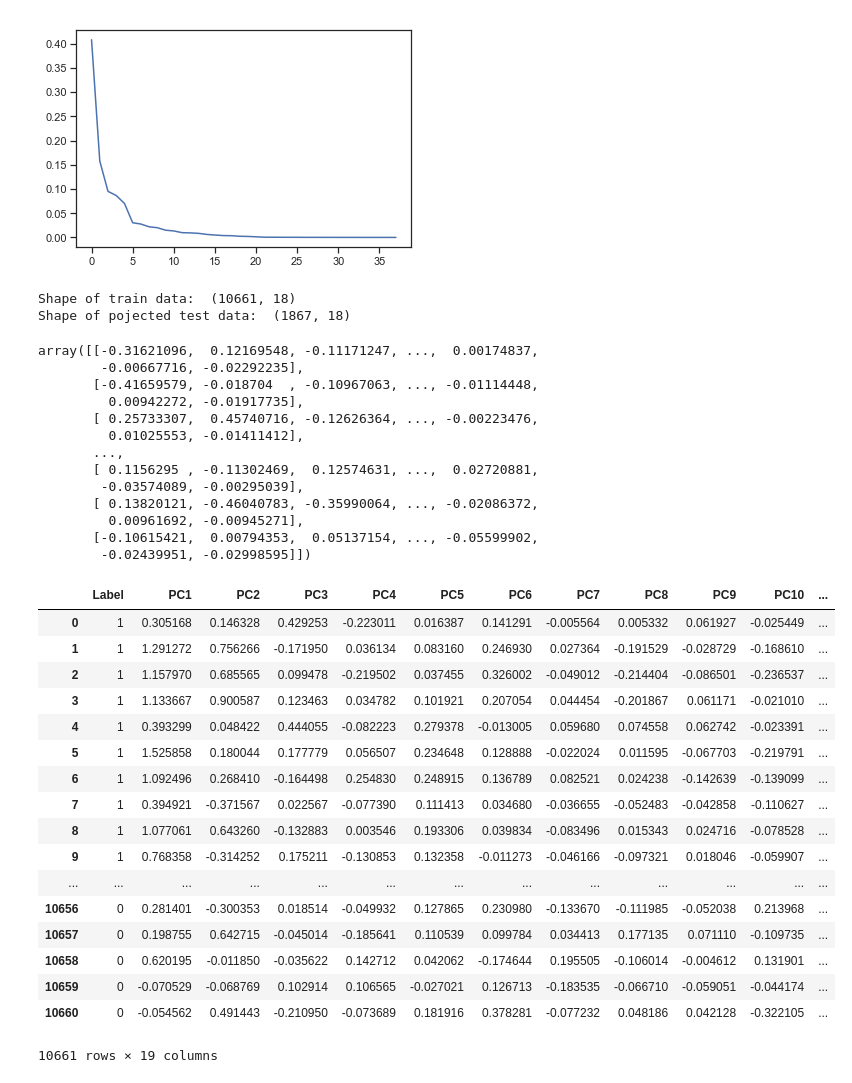
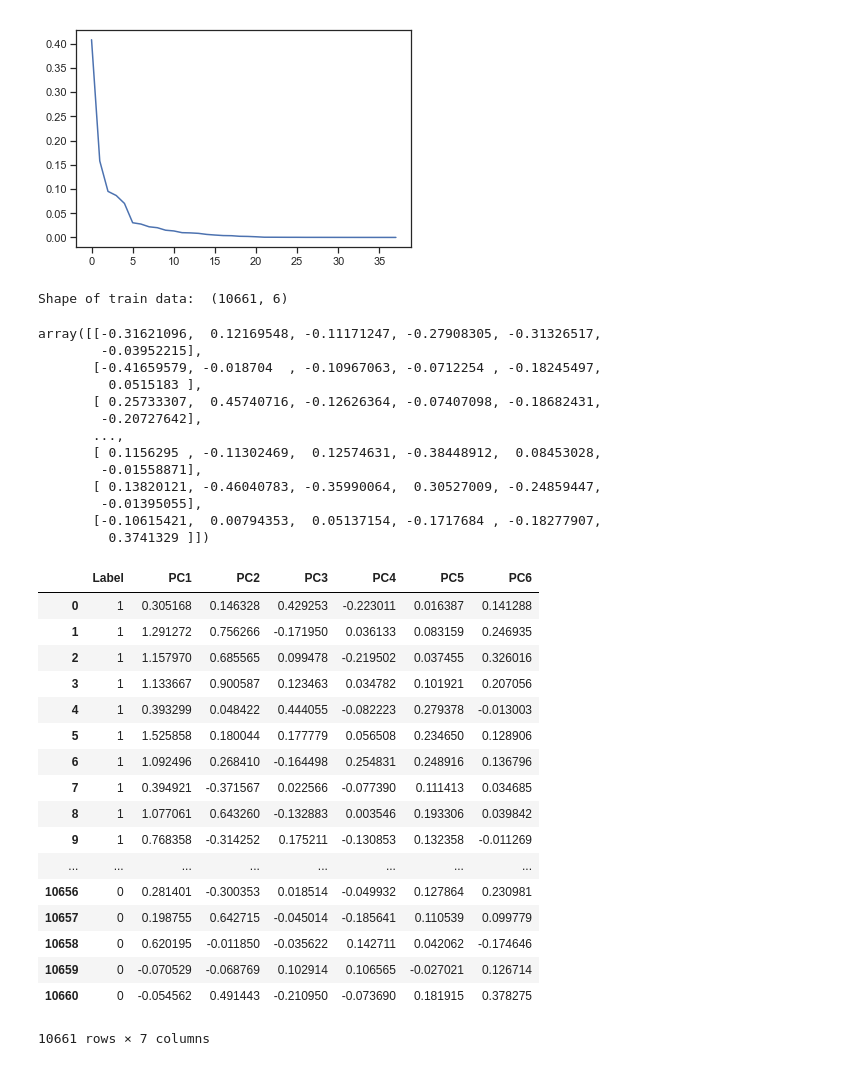
Before and after one commit to ansel-z/CX4240-Cancer-Cell-Classfication-Project, a Jupyter notebook: Dimension Reduction.ipynb, the cells around one changed output. Saved outputs shown, nothing was run; the diff lists cells and outputs as text; code cells hidden in the pictures.

Commit message:
Changed PCA n_components to 6 based on elbow test. Made the storing of csv files go directly to the data folder on github

```diff
--- a/Dimension Reduction.ipynb
+++ b/Dimension Reduction.ipynb
@@ -23,13 +23,13 @@ from sklearn.decomposition import PCA
 # %% [markdown]
 ## Load Images
 # %%
-train_df = pd.read_csv('train_data.csv')
+train_df = pd.read_csv('Data/train_data.csv')
 train = pd.DataFrame.as_matrix(train_df)
-test = pd.DataFrame.as_matrix(pd.read_csv('test_data.csv'))
+test = pd.DataFrame.as_matrix(pd.read_csv('Data/test_data.csv'))
 train_data = train[:,2:]
-label_train = train[:,1]
+label_train = train[:,1].astype(int)
 test_data = test[:,2:]
-label_train = test[:,1]
+label_test = test[:,1].astype(int)
 features = list(train_df.columns[2:])
 print(np.shape(train_data))
 print(np.shape(test_data))
@@ -236,56 +215,54 @@ print('The number of principal components necessary to recover 99% of variance:'
 The number of principal components necessary to recover 99% of variance: 18
 [figure]
 # %%
+# choose number of components from the elbow test
+n_components = 6
 pca = PCA(n_components=n_components)
 pca.fit(train_data)
 PCA_train_data = pca.fit_transform(train_data)
 print('Shape of train data: ', np.shape(PCA_train_data))
 PCA_test_data = pca.transform(test_data)
-proj_test_data = test_data @ pca.components_.T
-print('Shape of pojected test data: ', np.shape(proj_test_data))
 PCA_test_data
 # %% [output]
-Shape of train data:  (10661, 18)
-Shape of pojected test data:  (1867, 18)
+Shape of train data:  (10661, 6)
-array([[-0.31621096,  0.12169548, -0.11171247, ...,  0.00174837,
-        -0.00667716, -0.02292235],
-       [-0.41659579, -0.018704  , -0.10967063, ..., -0.01114448,
-         0.00942272, -0.01917735],
-       [ 0.25733307,  0.45740716, -0.12626364, ..., -0.00223476,
-         0.01025553, -0.01411412],
+array([[-0.31621096,  0.12169548, -0.11171247, -0.27908305, -0.31326517,
+        -0.03952215],
+       [-0.41659579, -0.018704  , -0.10967063, -0.0712254 , -0.18245497,
+         0.0515183 ],
+       [ 0.25733307,  0.45740716, -0.12626364, -0.07407098, -0.18682431,
+        -0.20727642],
        ...,
-       [ 0.1156295 , -0.11302469,  0.12574631, ...,  0.02720881,
-        -0.03574089, -0.00295039],
-       [ 0.13820121, -0.46040783, -0.35990064, ..., -0.02086372,
-         0.00961692, -0.00945271],
-       [-0.10615421,  0.00794353,  0.05137154, ..., -0.05599902,
-        -0.02439951, -0.02998595]])
+       [ 0.1156295 , -0.11302469,  0.12574631, -0.38448912,  0.08453028,
+        -0.01558871],
+       [ 0.13820121, -0.46040783, -0.35990064,  0.30527009, -0.24859447,
+        -0.01395055],
+       [-0.10615421,  0.00794353,  0.05137154, -0.1717684 , -0.18277907,
+         0.3741329 ]])
 # %%
 # Conversion of data from numpy array to dataframe
 PCA_train_data_df = pd.DataFrame.from_records(PCA_train_data)
 PCA_train_data_df.columns = tuple('PC'+str(num+1) for num in range(np.size(PCA_train_data[1])))
-label_train = np.concatenate(([1]*n_ALL,[0]*n_hem), axis=0)
 PCA_train_data_df.insert(0,"Label",label_train,True)
 
 # save train_data_df as a csv file
-PCA_train_data_df.to_csv(r'C:\Users\1000j\CX4240+\ProjectALL\PCA_train_data.csv')
+PCA_train_data_df.to_csv('Data/PCA_train_data.csv')
 PCA_train_data_df
 # %% [output]
-|  | Label | PC1 | PC2 | PC3 | PC4 | PC5 | PC6 | PC7 | PC8 | PC9 | PC10 | ... |
-| 0 | 1 | 0.305168 | 0.146328 | 0.429253 | -0.223011 | 0.016387 | 0.141291 | -0.005564 | 0.005332 | 0.061927 | -0.025449 | ... |
-| 1 | 1 | 1.291272 | 0.756266 | -0.171950 | 0.036134 | 0.083160 | 0.246930 | 0.027364 | -0.191529 | -0.028729 | -0.168610 | ... |
-| 2 | 1 | 1.157970 | 0.685565 | 0.099478 | -0.219502 | 0.037455 | 0.326002 | -0.049012 | -0.214404 | -0.086501 | -0.236537 | ... |
-| 3 | 1 | 1.133667 | 0.900587 | 0.123463 | 0.034782 | 0.101921 | 0.207054 | 0.044454 | -0.201867 | 0.061171 | -0.021010 | ... |
-| 4 | 1 | 0.393299 | 0.048422 | 0.444055 | -0.082223 | 0.279378 | -0.013005 | 0.059680 | 0.074558 | 0.062742 | -0.023391 | ... |
-| 5 | 1 | 1.525858 | 0.180044 | 0.177779 | 0.056507 | 0.234648 | 0.128888 | -0.022024 | 0.011595 | -0.067703 | -0.219791 | ... |
-| 6 | 1 | 1.092496 | 0.268410 | -0.164498 | 0.254830 | 0.248915 | 0.136789 | 0.082521 | 0.024238 | -0.142639 | -0.139099 | ... |
-| 7 | 1 | 0.394921 | -0.371567 | 0.022567 | -0.077390 | 0.111413 | 0.034680 | -0.036655 | -0.052483 | -0.042858 | -0.110627 | ... |
-| 8 | 1 | 1.077061 | 0.643260 | -0.132883 | 0.003546 | 0.193306 | 0.039834 | -0.083496 | 0.015343 | 0.024716 | -0.078528 | ... |
-| 9 | 1 | 0.768358 | -0.314252 | 0.175211 | -0.130853 | 0.132358 | -0.011273 | -0.046166 | -0.097321 | 0.018046 | -0.059907 | ... |
-| ... | ... | ... | ... | ... | ... | ... | ... | ... | ... | ... | ... | ... |
-| 10656 | 0 | 0.281401 | -0.300353 | 0.018514 | -0.049932 | 0.127865 | 0.230980 | -0.133670 | -0.111985 | -0.052038 | 0.213968 | ... |
-| 10657 | 0 | 0.198755 | 0.642715 | -0.045014 | -0.185641 | 0.110539 | 0.099784 | 0.034413 | 0.177135 | 0.071110 | -0.109735 | ... |
-| 10658 | 0 | 0.620195 | -0.011850 | -0.035622 | 0.142712 | 0.042062 | -0.174644 | 0.195505 | -0.106014 | -0.004612 | 0.131901 | ... |
-| 10659 | 0 | -0.070529 | -0.068769 | 0.102914 | 0.106565 | -0.027021 | 0.126713 | -0.183535 | -0.066710 | -0.059051 | -0.044174 | ... |
-| 10660 | 0 | -0.054562 | 0.491443 | -0.210950 | -0.073689 | 0.181916 | 0.378281 | -0.077232 | 0.048186 | 0.042128 | -0.322105 | ... |
+|  | Label | PC1 | PC2 | PC3 | PC4 | PC5 | PC6 |
+| 0 | 1 | 0.305168 | 0.146328 | 0.429253 | -0.223011 | 0.016387 | 0.141288 |
+| 1 | 1 | 1.291272 | 0.756266 | -0.171950 | 0.036133 | 0.083159 | 0.246935 |
+| 2 | 1 | 1.157970 | 0.685565 | 0.099478 | -0.219502 | 0.037455 | 0.326016 |
+| 3 | 1 | 1.133667 | 0.900587 | 0.123463 | 0.034782 | 0.101921 | 0.207056 |
+| 4 | 1 | 0.393299 | 0.048422 | 0.444055 | -0.082223 | 0.279378 | -0.013003 |
+| 5 | 1 | 1.525858 | 0.180044 | 0.177779 | 0.056508 | 0.234650 | 0.128906 |
+| 6 | 1 | 1.092496 | 0.268410 | -0.164498 | 0.254831 | 0.248916 | 0.136796 |
+| 7 | 1 | 0.394921 | -0.371567 | 0.022566 | -0.077390 | 0.111413 | 0.034685 |
+| 8 | 1 | 1.077061 | 0.643260 | -0.132883 | 0.003546 | 0.193306 | 0.039842 |
+| 9 | 1 | 0.768358 | -0.314252 | 0.175211 | -0.130853 | 0.132358 | -0.011269 |
+| ... | ... | ... | ... | ... | ... | ... | ... |
+| 10656 | 0 | 0.281401 | -0.300353 | 0.018514 | -0.049932 | 0.127864 | 0.230981 |
+| 10657 | 0 | 0.198755 | 0.642715 | -0.045014 | -0.185641 | 0.110539 | 0.099779 |
+| 10658 | 0 | 0.620195 | -0.011850 | -0.035622 | 0.142711 | 0.042062 | -0.174646 |
+| 10659 | 0 | -0.070529 | -0.068769 | 0.102914 | 0.106565 | -0.027021 | 0.126714 |
+| 10660 | 0 | -0.054562 | 0.491443 | -0.210950 | -0.073690 | 0.181915 | 0.378275 |
-10661 rows × 19 columns
+10661 rows × 7 columns
```
Also changed, not shown: parts of 4 cells of this notebook, 4 other files.
